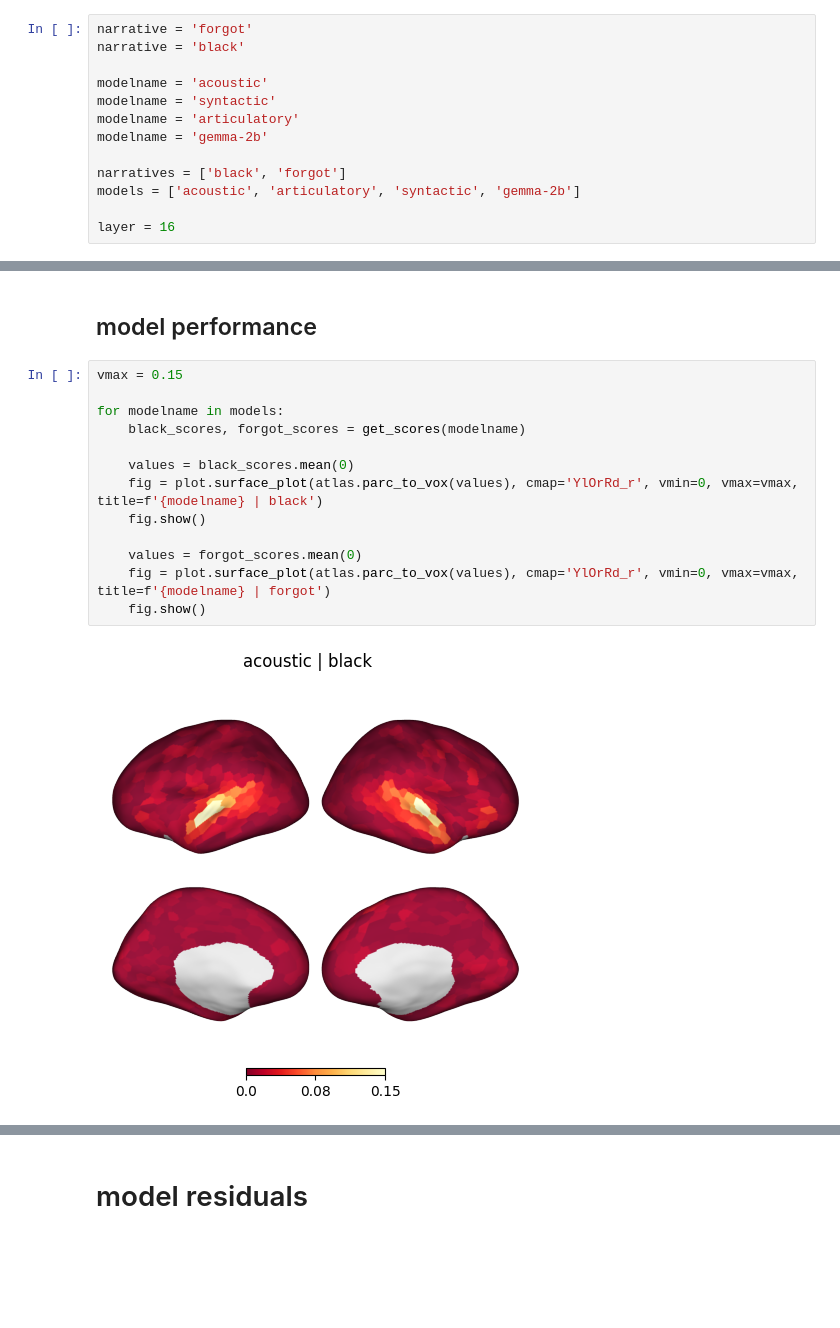
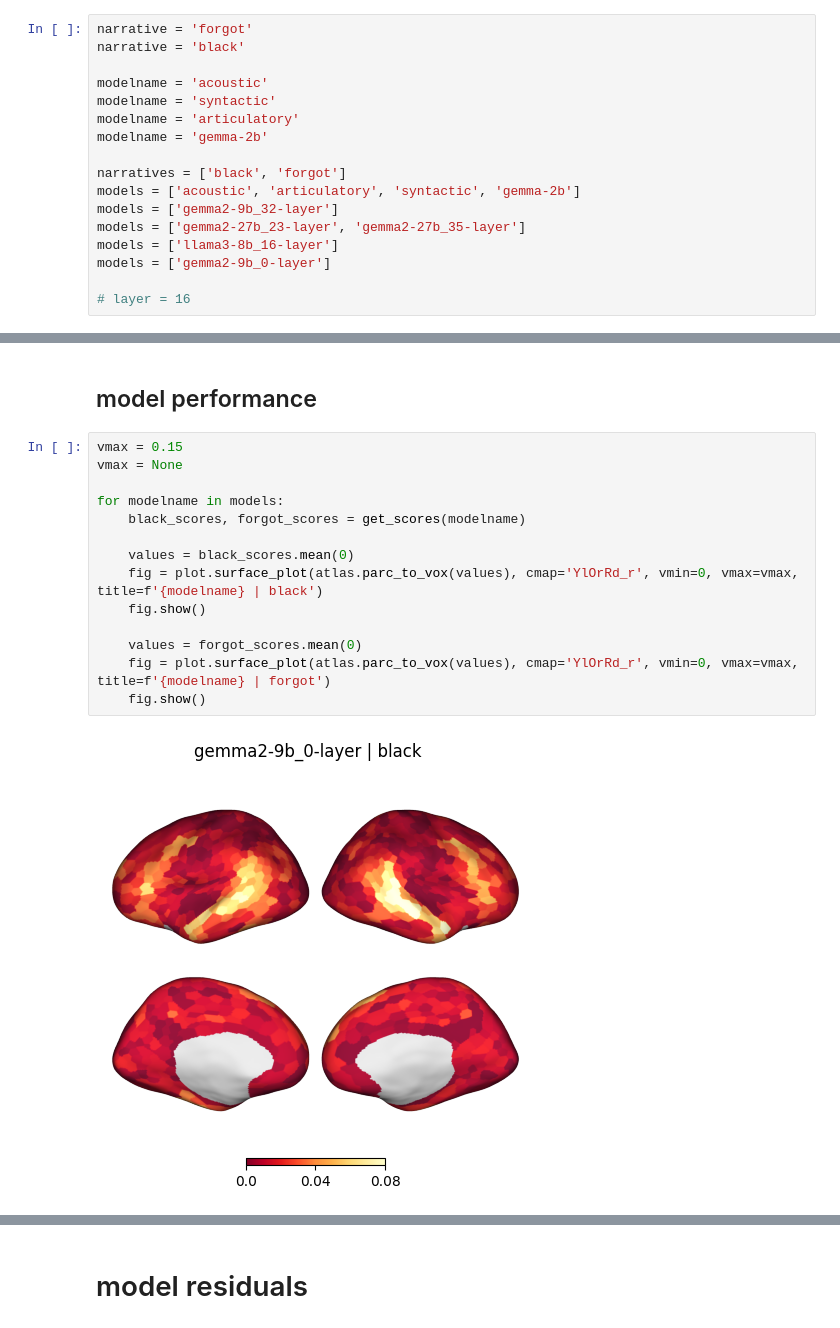
Before and after one commit to zaidzada/narrative-enc, a Jupyter notebook: code/results-encoding.ipynb, the cells around one changed output, grey strips where cells are left out. Saved outputs shown, nothing was run; the diff lists cells and outputs as text; blank space fills up the shorter version.

```diff
--- a/code/results-encoding.ipynb
+++ b/code/results-encoding.ipynb
@@ -24,8 +24,12 @@ modelname = 'gemma-2b'
 
 narratives = ['black', 'forgot']
 models = ['acoustic', 'articulatory', 'syntactic', 'gemma-2b']
+models = ['gemma2-9b_32-layer']
+models = ['gemma2-27b_23-layer', 'gemma2-27b_35-layer']
+models = ['llama3-8b_16-layer']
+models = ['gemma2-9b_0-layer']
 
-layer = 16
+# layer = 16
 # %%
 def get_scores(modelname: str, foldername:str='encoding'):
     files = glob.glob(f'results/{foldername}/sub-*/{modelname}/*h5')
@@ -44,16 +48,17 @@ def get_scores(modelname: str, foldername:str='encoding'):
 ## model performance
 # %%
 vmax = 0.15
+vmax = None
 
 for modelname in models:
     black_scores, forgot_scores = get_scores(modelname)
 
     values = black_scores.mean(0)
     fig = plot.surface_plot(atlas.parc_to_vox(values), cmap='YlOrRd_r', vmin=0, vmax=vmax, title=f'{modelname} | black')
     fig.show()
 
     values = forgot_scores.mean(0)
     fig = plot.surface_plot(atlas.parc_to_vox(values), cmap='YlOrRd_r', vmin=0, vmax=vmax, title=f'{modelname} | forgot')
     fig.show()
 # %% [output]
-[figure, old version]
+[figure, new version]
```
Also changed, not shown: parts of 1 cell of this notebook, 6 other files.
